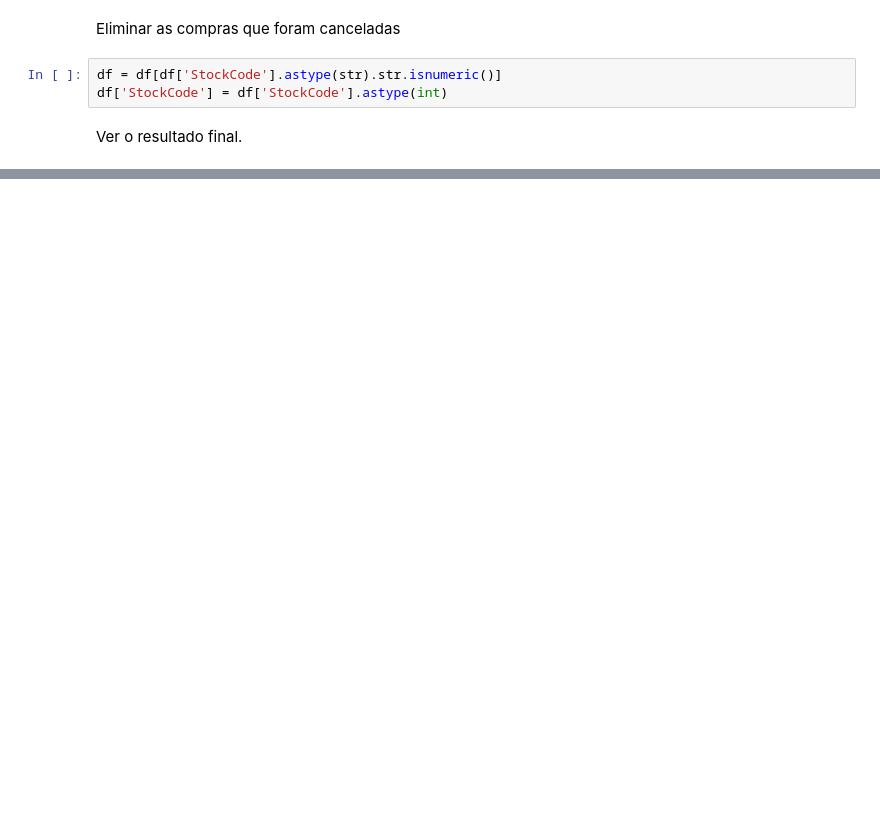
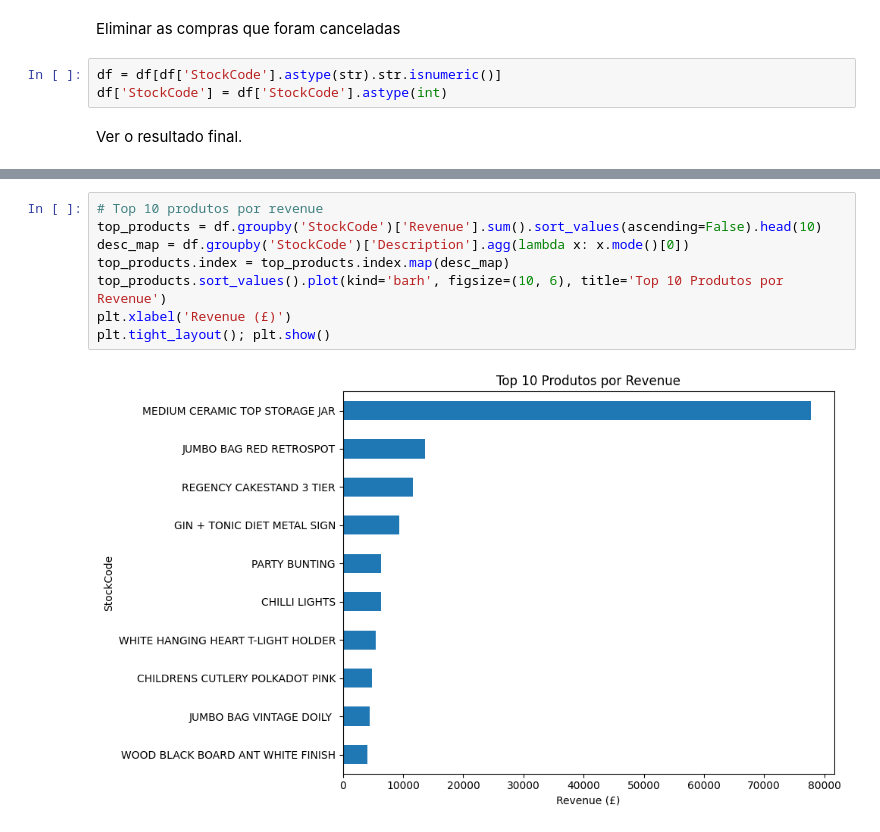
Before and after one commit to rafaelaferr04/online-retail-recommendation-system, a Jupyter notebook: Notebook_OnlineRetail.ipynb, the cells around one changed output, grey strips where cells are left out. Cells and saved outputs as stored; diff of their text form; blank space fills up the shorter version.

```diff
--- a/Notebook_OnlineRetail.ipynb
+++ b/Notebook_OnlineRetail.ipynb
@@ -315,0 +375,10 @@ memory usage: 2.6+ MB
+# %%
+# Top 10 produtos por revenue
+top_products = df.groupby('StockCode')['Revenue'].sum().sort_values(ascending=False).head(10)
+desc_map = df.groupby('StockCode')['Description'].agg(lambda x: x.mode()[0])
+top_products.index = top_products.index.map(desc_map)
+top_products.sort_values().plot(kind='barh', figsize=(10, 6), title='Top 10 Produtos por Revenue')
+plt.xlabel('Revenue (£)')
+plt.tight_layout(); plt.show()
+# %% [output]
+[figure, added]
```
Also changed, not shown: parts of 36 cells of this notebook.
